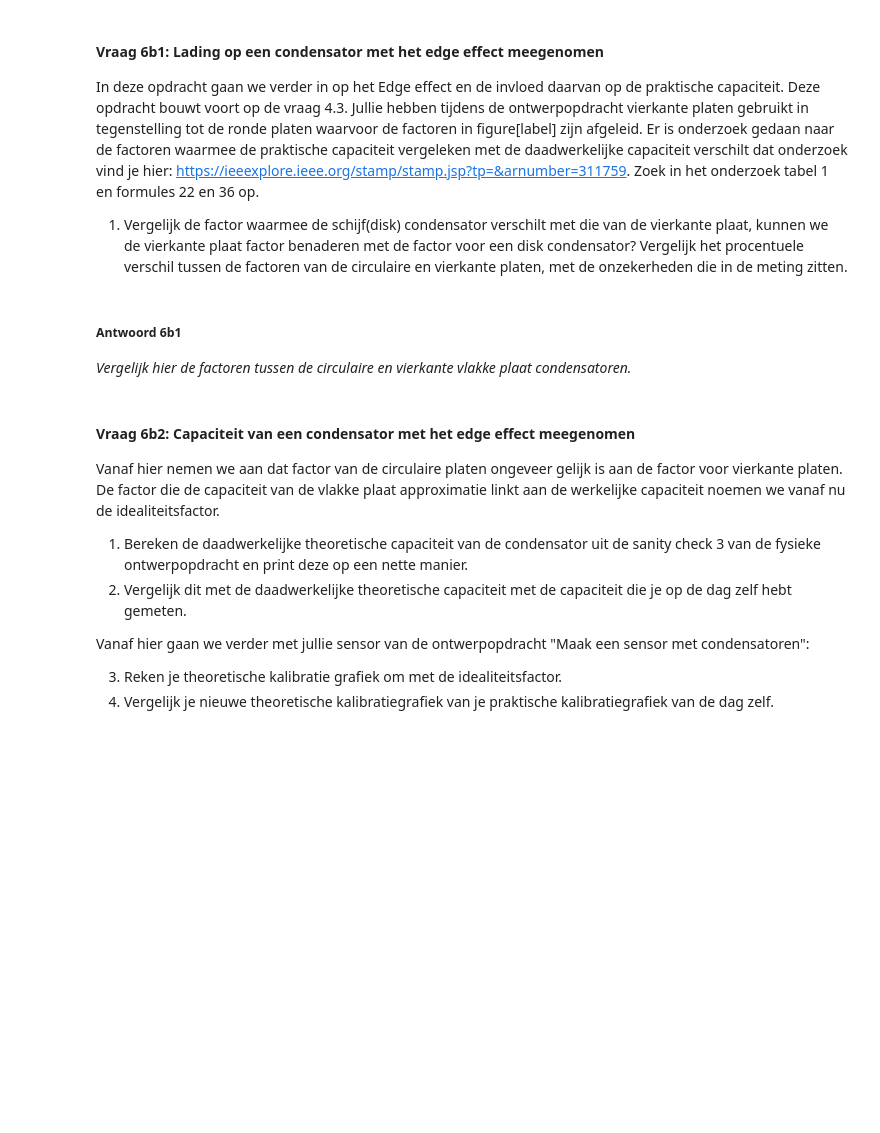
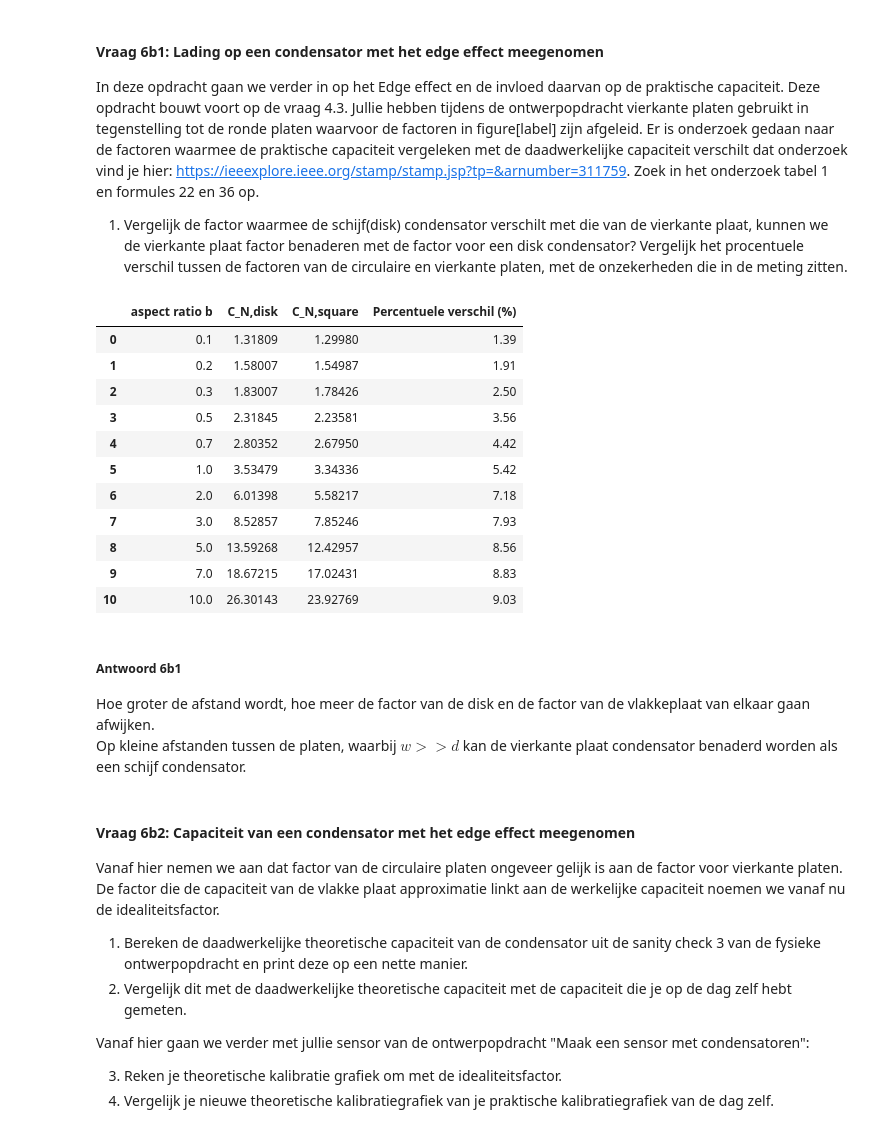
Before and after one commit to JSlootsTUD/opdrachten-DEF-D-Justin, a Jupyter notebook: DigitaleOntwerpopdrachten/1CondensatorOpdracht/CondensatorOntwerpopdracht.ipynb, the cells around one changed output. Drawn from its saved outputs; the diff is of its cells as text; code cells hidden in the pictures; blank space fills up the shorter version.

```diff
--- a/DigitaleOntwerpopdrachten/1CondensatorOpdracht/CondensatorOntwerpopdracht.ipynb
+++ b/DigitaleOntwerpopdrachten/1CondensatorOpdracht/CondensatorOntwerpopdracht.ipynb
@@ -875,10 +875,46 @@ In deze opdracht gaan we verder in op het Edge effect en de invloed daarvan op d
 Jullie hebben tijdens de ontwerpopdracht vierkante platen gebruikt in tegenstelling tot de ronde platen waarvoor de factoren in figure[label] zijn afgeleid. Er is onderzoek gedaan naar de factoren waarmee de praktische capaciteit vergeleken met de daadwerkelijke capaciteit verschilt dat onderzoek vind je hier: https://ieeexplore.ieee.org/stamp/stamp.jsp?tp=&arnumber=311759. Zoek in het onderzoek tabel 1 en formules 22 en 36 op.
 
 1. Vergelijk de factor waarmee de schijf(disk) condensator verschilt met die van de vierkante plaat, kunnen we de vierkante plaat factor benaderen met de factor voor een disk condensator? Vergelijk het procentuele verschil tussen de factoren van de circulaire en vierkante platen, met de onzekerheden die in de meting zitten.
+# %%
+# Antwoord 6b1
+
+import pandas as pd #importeren van pandas voor het maken van een mooie tabel
+
+#data uit het tabel van
+C_D = np.array([1.31809, 1.58007, 1.83007, 2.31845, 2.80352, 3.53479, 6.01398, 8.52857, 13.59268, 18.67215, 26.30143])
+C_S = np.array([1.29980, 1.54987, 1.78426, 2.23581, 2.67950, 3.34336, 5.58217, 7.85246, 12.42957, 17.02431, 23.92769])
+aspect_ratio = np.array([0.1, 0.2, 0.3, 0.5, 0.7, 1.0, 2.0, 3.0, 5.0, 7.0, 10.0])
+
+procent = np.round((C_D-C_S)/C_D * 100,2) # berekenen van het percentuele verschil tussen de factor waarmee de disk verschilt met de vierkante plaat
+
+
+data = {
+    'aspect ratio b': aspect_ratio,
+    'C_N,disk': C_D,
+    'C_N,square': C_S,
+    'Percentuele verschil (%)' : procent
+}
+df = pd.DataFrame(data)
+
+df
+# %% [output]
+|  | aspect ratio b | C_N,disk | C_N,square | Percentuele verschil (%) |
+| 0 | 0.1 | 1.31809 | 1.29980 | 1.39 |
+| 1 | 0.2 | 1.58007 | 1.54987 | 1.91 |
+| 2 | 0.3 | 1.83007 | 1.78426 | 2.50 |
+| 3 | 0.5 | 2.31845 | 2.23581 | 3.56 |
+| 4 | 0.7 | 2.80352 | 2.67950 | 4.42 |
+| 5 | 1.0 | 3.53479 | 3.34336 | 5.42 |
+| 6 | 2.0 | 6.01398 | 5.58217 | 7.18 |
+| 7 | 3.0 | 8.52857 | 7.85246 | 7.93 |
+| 8 | 5.0 | 13.59268 | 12.42957 | 8.56 |
+| 9 | 7.0 | 18.67215 | 17.02431 | 8.83 |
+| 10 | 10.0 | 26.30143 | 23.92769 | 9.03 |
 # %% [markdown]
 ##### Antwoord 6b1
 
-*Vergelijk hier de factoren tussen de circulaire en vierkante vlakke plaat condensatoren.*
+Hoe groter de afstand wordt, hoe meer de factor van de disk en de factor van de vlakkeplaat van elkaar gaan afwijken. \
+Op kleine afstanden tussen de platen, waarbij $w>>d$ kan de vierkante plaat condensator benaderd worden als een schijf condensator.
 # %% [markdown]
 #### Vraag 6b2: Capaciteit van een condensator met het edge effect meegenomen
 
```
Also changed, not shown: parts of 1 cell of this notebook.
